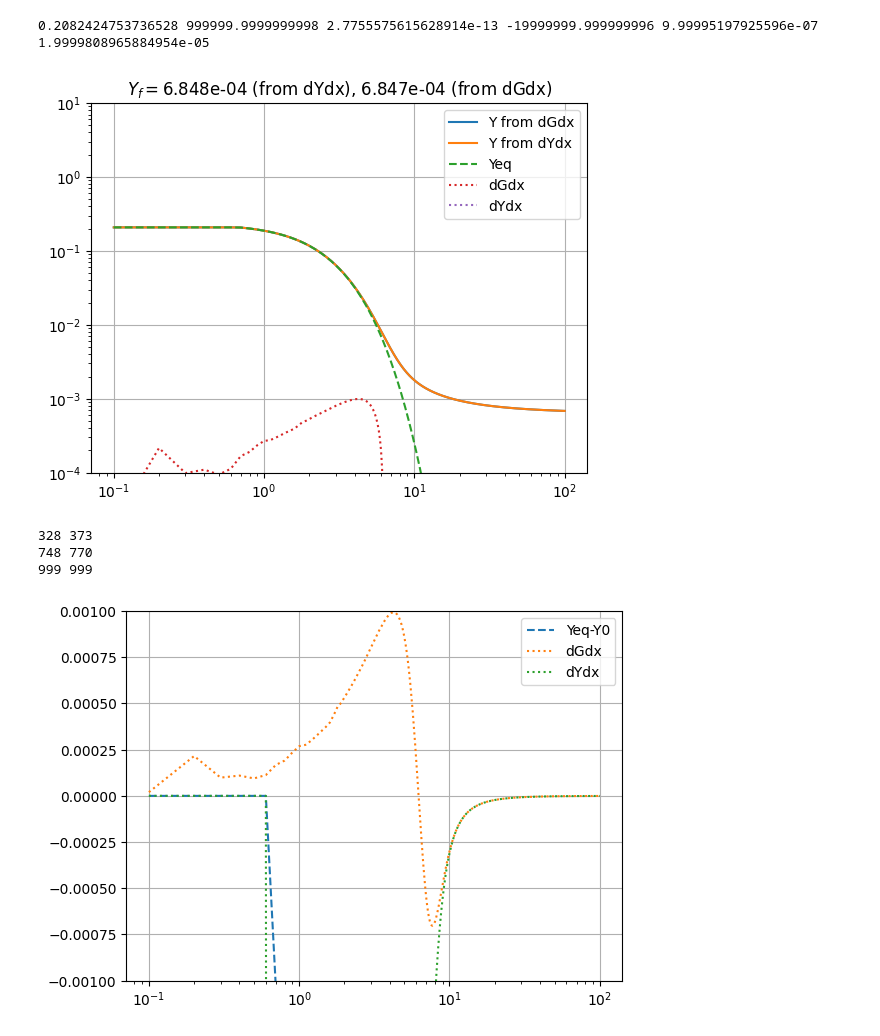
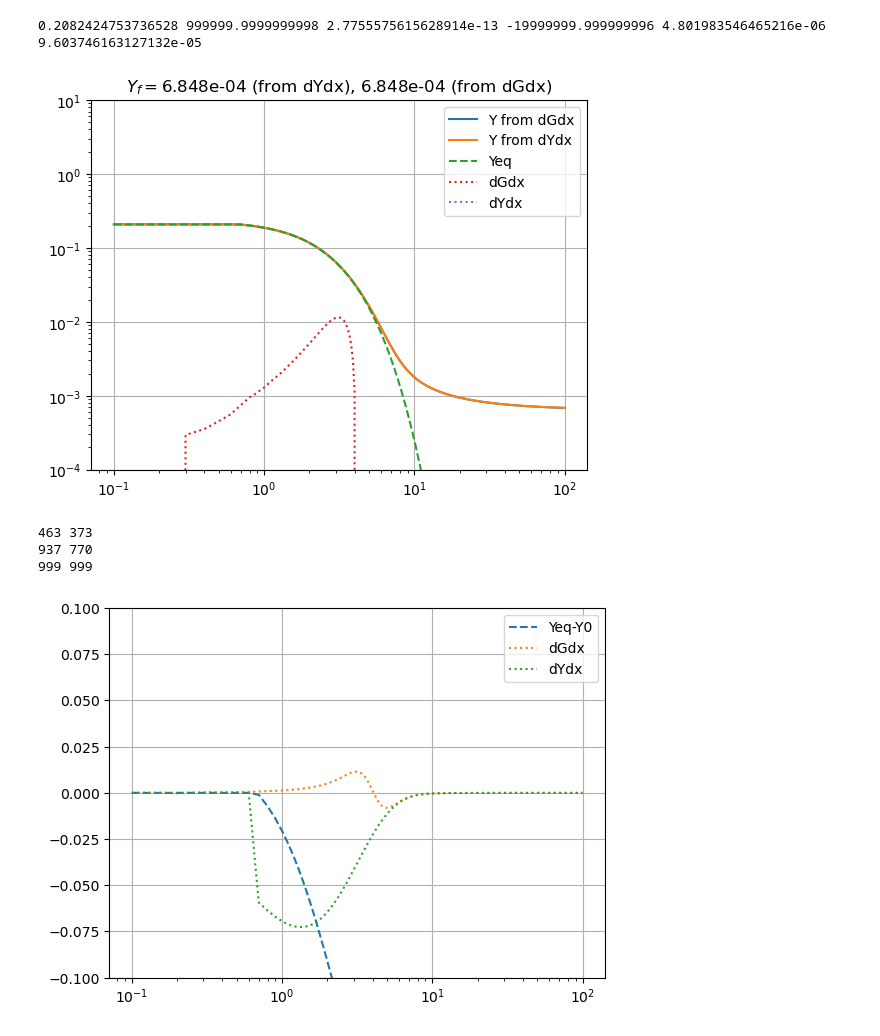
Before and after one commit to gabrielaalevi/DarkCalc, a Jupyter notebook: testNewEqs.ipynb, the cells around one changed output. Drawn from its saved outputs; the diff is of its cells as text; code cells hidden in the pictures.

```diff
--- a/testNewEqs.ipynb
+++ b/testNewEqs.ipynb
@@ -62,14 +60,14 @@ def dFdx(x):
 def YtoG(Y,x):
     yeq = Yeq(x)
     f = F(x)
-    fy = f*yeq
+    fy = f*yeq**2
     t1 = fy/(1+fy)
     return Y - yeq*t1
 
 def GtoY(G,x):
     yeq = Yeq(x)
     f = F(x)
-    fy = f*yeq
+    fy = f*yeq**2
     return G + yeq*(1-1/(1+fy))
 
 def dYdx(Y,x):
@@ -81,13 +79,18 @@ def dYdx(Y,x):
 def dGdx(G,x):
 
     f = F(x)
+    g = G
     yeq = Yeq(x)
-    fy = f*yeq
+    fy = f*yeq**2
     fg = f*G
 
     t0 = 1/(1+fy)
 
-    d = -fg*G - 2*fy**2*G*t0 + yeq*fy*(1+2*fy)*t0**2 - dFdx(x)*(yeq*t0)**2 + dYeqdx(x)*(t0**2-1)
+    # d = -fg*G - 2*fy**2*G*t0 + yeq*fy*(1+2*fy)*t0**2 - dFdx(x)*(yeq*t0)**2 + dYeqdx(x)*(t0**2-1)
+
+    d = -fg*g - 2*fy*fg*yeq*t0 - (fy + 3)*fy*dYeqdx(x)*t0**2 + (2*fy + 1)*fy*t0**2 - yeq**3*dFdx(x)*t0**2
+
+
 
     return d
 # %%
@@ -98,7 +101,7 @@ xvals = np.linspace(x0,100.,1000)
 
 print(Yeq(x0),F(x0),dYeqdx(x0),dFdx(x0),G0,dGdx(G0,x0))
 # %% [output]
-0.2082424753736528 999999.9999999998 2.7755575615628914e-13 -19999999.999999996 9.99995197925596e-07 1.9999808965884954e-05
+0.2082424753736528 999999.9999999998 2.7755575615628914e-13 -19999999.999999996 4.801983546465216e-06 9.603746163127132e-05
 # %%
 G_sol,gDict = odeint(dGdx,G0,xvals,full_output=True)
 Y_sol0,yDict = odeint(dYdx,Y0,xvals,full_output=True)
@@ -126,32 +129,32 @@ plt.grid()
 plt.title(r'$Y_{f} = $%1.3e (from dYdx), %1.3e (from dGdx)' %(Y_sol0[-1][0],Y_sol[-1][0]))
 plt.show()
 # %% [output]
-[figure, old version]
+[figure, new version]
 # %%
 print(gDict['nst'].max(),yDict['nst'].max())
 print(gDict['nfe'].max(),yDict['nfe'].max())
 print(len(gDict['nst']),len(yDict['nst']))
 # %% [output]
-328 373
-748 770
+463 373
+937 770
 999 999
 # %%
 # plt.plot(xvals,Y_sol,label='Y from dGdx')
 # plt.plot(xvals,Y_sol0,label='Y from dYdx')
 plt.plot(xvals,Y_eq-Yeq(x0),linestyle='dashed',label='Yeq-Y0')
 plt.plot(xvals,dGdx_sol,linestyle='dotted',label='dGdx')
 plt.plot(xvals,dYdx_sol,linestyle='dotted',label='dYdx')
 
 plt.legend()
 # plt.yscale('log')
 plt.xscale('log')
 # plt.ylim(1e-10,1e-1)
 # plt.ylim(1e-4,10)
-plt.ylim(-0.001,0.001)
+plt.ylim(-0.1,0.1)
 plt.grid()
 plt.show()
 # %% [output]
-[figure, old version]
+[figure, new version]
 # %%
 # plt.plot(xvals,Y_sol,label='Y from dGdx')
 # plt.plot(xvals,Y_sol0,label='Y from dYdx')
```
Also changed, not shown: parts of 3 cells of this notebook, 1 other file.
